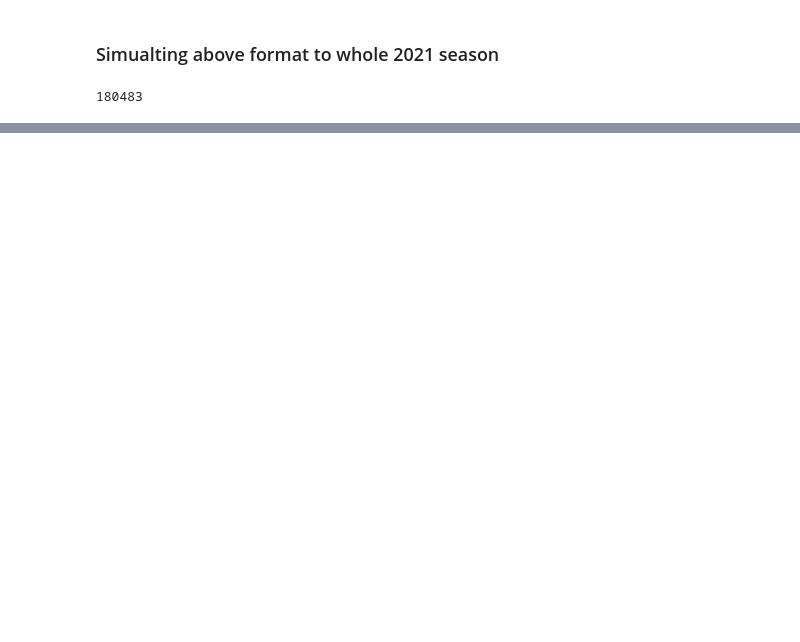
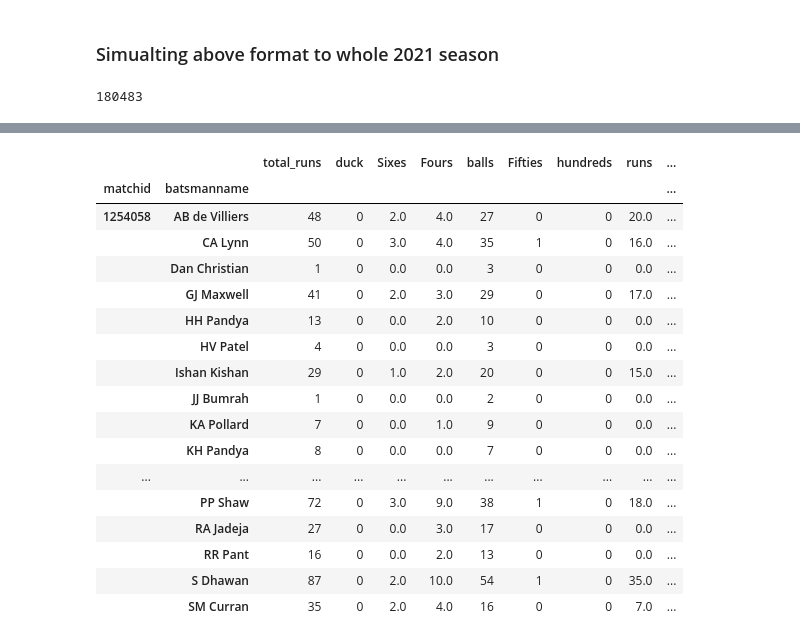
Before and after one commit to pranith7/dream11_prediction, a Jupyter notebook: PPP/demo1.ipynb, the cells around one changed output, grey strips where cells are left out. Cells and saved outputs as stored; diff of their text form; code cells hidden in the pictures; blank space fills up the shorter version.

```diff
--- a/PPP/demo1.ipynb
+++ b/PPP/demo1.ipynb
@@ -360,0 +348,22 @@ df_2021.head()
+# %%
+total_runs['duck'] = duck
+total_runs['Sixes'] = batsmen_scores6
+total_runs['Fours'] = batsmen_scores4
+# total_runs['runs']
+total_runs['balls'] = batsmen_ball_faced_legal
+total_runs['Fifties'] = fifties
+total_runs['hundreds'] = hundreds
+# %%
+runs = total_runs['total_runs'] - (total_runs['Sixes']*6 + total_runs['Fours']*4)
+total_runs['runs'] = runs
+# %%
+# total_runs.head(2)
+df = total_runs.copy()
+df.hundreds = df.hundreds.replace({True: 1, False: 0})
+df.Fifties = df.Fifties.replace({True: 1, False: 0})
+df.duck = df.duck.replace({True: 1, False: 0})
+# df.Sixes = df.Sixes.replace({True: 1, False: 0})
+df = df.fillna(0)
+# %%
+dreamll_score = df['runs']*1 + df['Sixes']*2 + df['Fours']*1 + df['Fifties']*8 + df['hundreds']*16 - df['duck']*2
+df['dreamll_score'] = dreamll_score
@@ -360,0 +376,21 @@ df_2021.head()
+# %%
+df.head(30)
+# %% [output]
+|  |  | total_runs | duck | Sixes | Fours | balls | Fifties | hundreds | runs | ... |
+| matchid | batsmanname |  |  |  |  |  |  |  |  | ... |
+| 1254058 | AB de Villiers | 48 | 0 | 2.0 | 4.0 | 27 | 0 | 0 | 20.0 | ... |
+|  | CA Lynn | 50 | 0 | 3.0 | 4.0 | 35 | 1 | 0 | 16.0 | ... |
+|  | Dan Christian | 1 | 0 | 0.0 | 0.0 | 3 | 0 | 0 | 0.0 | ... |
+|  | GJ Maxwell | 41 | 0 | 2.0 | 3.0 | 29 | 0 | 0 | 17.0 | ... |
+|  | HH Pandya | 13 | 0 | 0.0 | 2.0 | 10 | 0 | 0 | 0.0 | ... |
+|  | HV Patel | 4 | 0 | 0.0 | 0.0 | 3 | 0 | 0 | 0.0 | ... |
+|  | Ishan Kishan | 29 | 0 | 1.0 | 2.0 | 20 | 0 | 0 | 15.0 | ... |
+|  | JJ Bumrah | 1 | 0 | 0.0 | 0.0 | 2 | 0 | 0 | 0.0 | ... |
+|  | KA Pollard | 7 | 0 | 0.0 | 1.0 | 9 | 0 | 0 | 0.0 | ... |
+|  | KH Pandya | 8 | 0 | 0.0 | 0.0 | 7 | 0 | 0 | 0.0 | ... |
+| ... | ... | ... | ... | ... | ... | ... | ... | ... | ... | ... |
+|  | PP Shaw | 72 | 0 | 3.0 | 9.0 | 38 | 1 | 0 | 18.0 | ... |
+|  | RA Jadeja | 27 | 0 | 0.0 | 3.0 | 17 | 0 | 0 | 0.0 | ... |
+|  | RR Pant | 16 | 0 | 0.0 | 2.0 | 13 | 0 | 0 | 0.0 | ... |
+|  | S Dhawan | 87 | 0 | 2.0 | 10.0 | 54 | 1 | 0 | 35.0 | ... |
+|  | SM Curran | 35 | 0 | 2.0 | 4.0 | 16 | 0 | 0 | 7.0 | ... |
```
Also changed, not shown: parts of 34 cells of this notebook, 2 other files.
